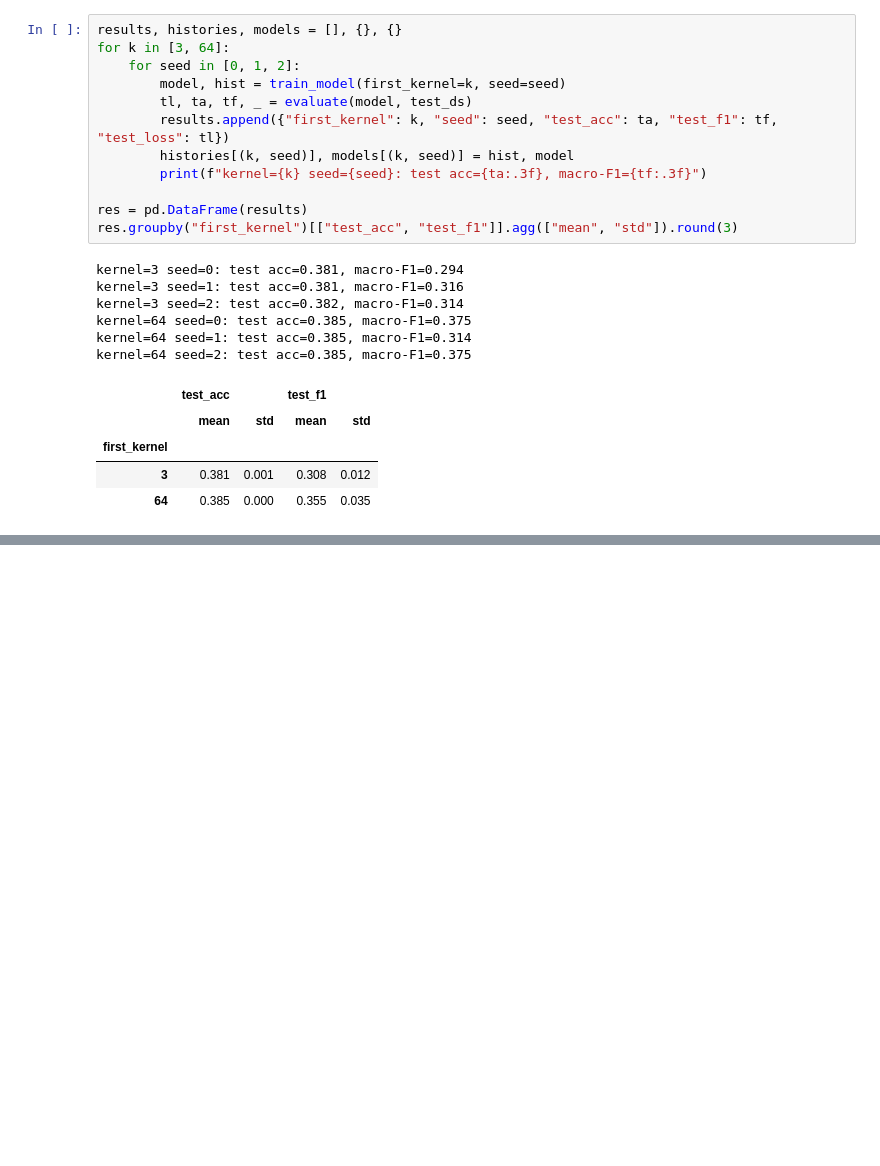
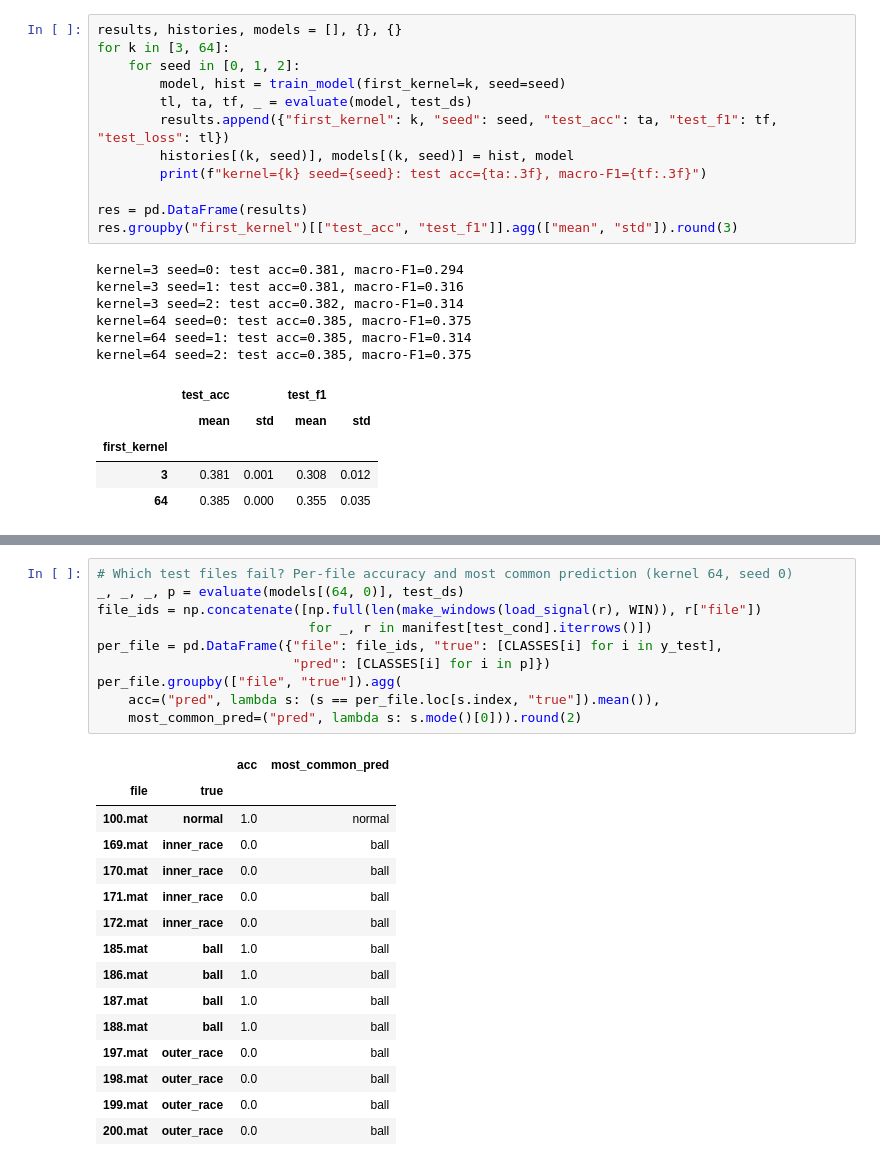
Before and after one commit to MinKhaungMinLwin/bearing-fault-diagnosis-1dcnn, a Jupyter notebook: deep_learning.ipynb, the cells around one changed output, grey strips where cells are left out. Cells and saved outputs as stored; diff of their text form; blank space fills up the shorter version.

```diff
--- a/deep_learning.ipynb
+++ b/deep_learning.ipynb
@@ -246,0 +263,26 @@ kernel=64 seed=2: test acc=0.385, macro-F1=0.375
+# %%
+# Which test files fail? Per-file accuracy and most common prediction (kernel 64, seed 0)
+_, _, _, p = evaluate(models[(64, 0)], test_ds)
+file_ids = np.concatenate([np.full(len(make_windows(load_signal(r), WIN)), r["file"])
+                           for _, r in manifest[test_cond].iterrows()])
+per_file = pd.DataFrame({"file": file_ids, "true": [CLASSES[i] for i in y_test],
+                         "pred": [CLASSES[i] for i in p]})
+per_file.groupby(["file", "true"]).agg(
+    acc=("pred", lambda s: (s == per_file.loc[s.index, "true"]).mean()),
+    most_common_pred=("pred", lambda s: s.mode()[0])).round(2)
+# %% [output]
+|  |  | acc | most_common_pred |
+| file | true |  |  |
+| 100.mat | normal | 1.0 | normal |
+| 169.mat | inner_race | 0.0 | ball |
+| 170.mat | inner_race | 0.0 | ball |
+| 171.mat | inner_race | 0.0 | ball |
+| 172.mat | inner_race | 0.0 | ball |
+| 185.mat | ball | 1.0 | ball |
+| 186.mat | ball | 1.0 | ball |
+| 187.mat | ball | 1.0 | ball |
+| 188.mat | ball | 1.0 | ball |
+| 197.mat | outer_race | 0.0 | ball |
+| 198.mat | outer_race | 0.0 | ball |
+| 199.mat | outer_race | 0.0 | ball |
+| 200.mat | outer_race | 0.0 | ball |
```
Also changed, not shown: parts of 3 cells of this notebook.
